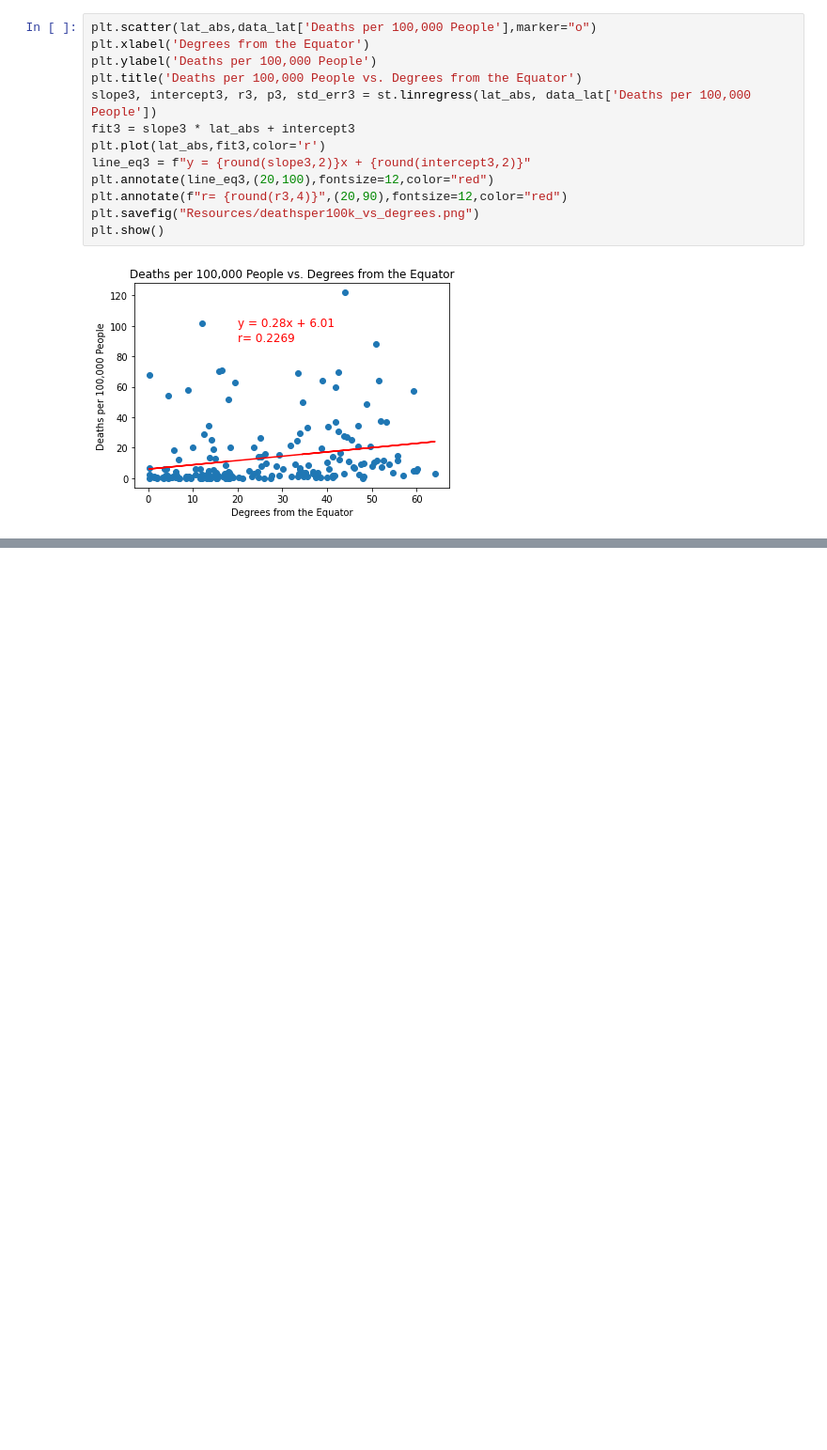
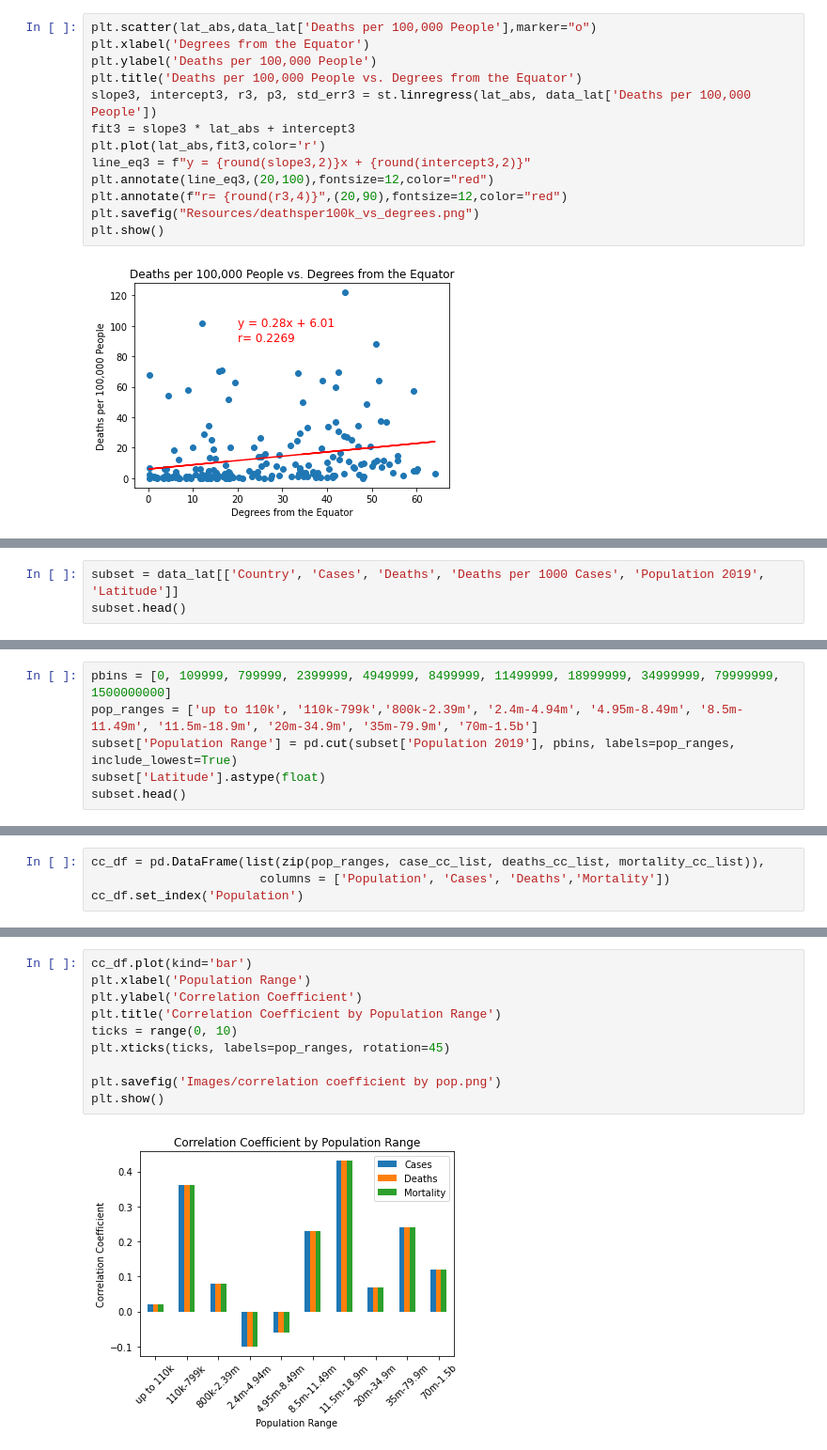
Before and after one commit to AustinRCole/COVID_Lat_GDP_analysis, a Jupyter notebook: Final_COVID_analysis.ipynb, the cells around one changed output, grey strips where cells are left out. Shown: that part at 94% size. Saved outputs shown, nothing was run; the diff lists cells and outputs as text; blank space fills up the shorter version.

```diff
--- a/Final_COVID_analysis.ipynb
+++ b/Final_COVID_analysis.ipynb
@@ -150,0 +153,3 @@ plt.show()
+# %%
+subset = data_lat[['Country', 'Cases', 'Deaths', 'Deaths per 1000 Cases', 'Population 2019', 'Latitude']]
+subset.head()
@@ -150,0 +163,6 @@ plt.show()
+# %%
+pbins = [0, 109999, 799999, 2399999, 4949999, 8499999, 11499999, 18999999, 34999999, 79999999, 1500000000]
+pop_ranges = ['up to 110k', '110k-799k','800k-2.39m', '2.4m-4.94m', '4.95m-8.49m', '8.5m-11.49m', '11.5m-18.9m', '20m-34.9m', '35m-79.9m', '70m-1.5b']
+subset['Population Range'] = pd.cut(subset['Population 2019'], pbins, labels=pop_ranges, include_lowest=True)
+subset['Latitude'].astype(float)
+subset.head()
@@ -150,0 +300,4 @@ plt.show()
+# %%
+cc_df = pd.DataFrame(list(zip(pop_ranges, case_cc_list, deaths_cc_list, mortality_cc_list)),
+                       columns = ['Population', 'Cases', 'Deaths','Mortality'])
+cc_df.set_index('Population')
@@ -150,0 +317,12 @@ plt.show()
+# %%
+cc_df.plot(kind='bar')
+plt.xlabel('Population Range')
+plt.ylabel('Correlation Coefficient')
+plt.title('Correlation Coefficient by Population Range')
+ticks = range(0, 10)
+plt.xticks(ticks, labels=pop_ranges, rotation=45)
+
+plt.savefig('Images/correlation coefficient by pop.png')
+plt.show()
+# %% [output]
+[figure, added]
```
Also changed, not shown: parts of 9 cells of this notebook, 33 other files.
